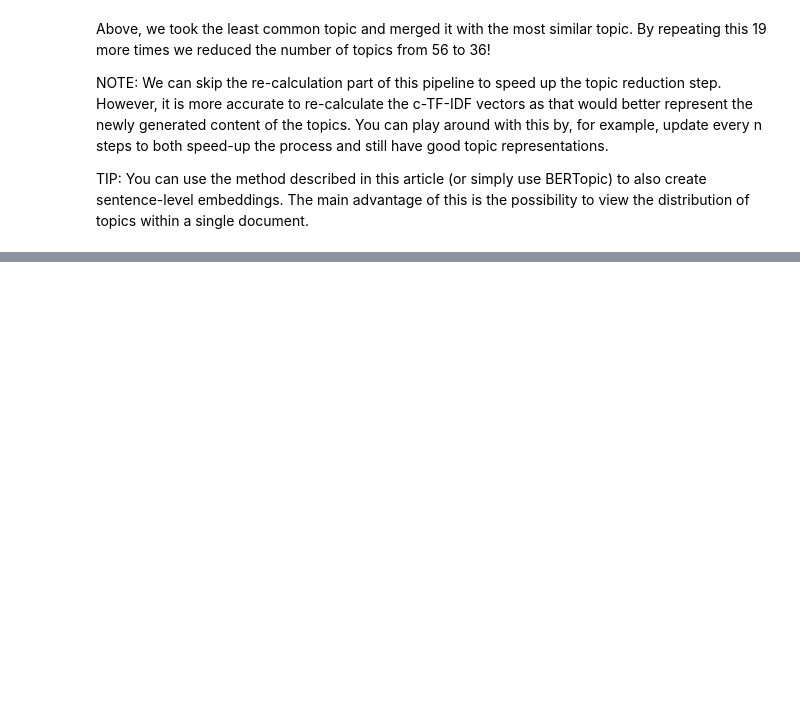
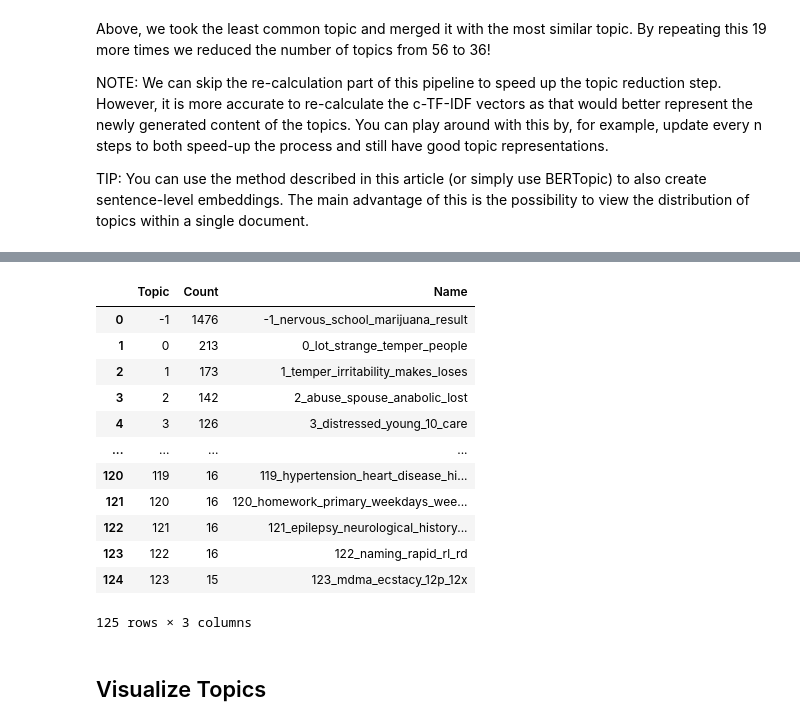
Before and after one commit to burdinskid13/healthy_brain_network, a Jupyter notebook: notebooks/topic_modeling_HBN.ipynb, the cells around one changed output, grey strips where cells are left out. Cells and saved outputs as stored; diff of their text form; code cells hidden in the pictures; blank space fills up the shorter version.

Commit message:
udpdate topic modeling notebook

```diff
--- a/notebooks/topic_modeling_HBN.ipynb
+++ b/notebooks/topic_modeling_HBN.ipynb
@@ -130,0 +246,33 @@ TIP: You can use the method described in this article (or simply use BERTopic) t
+# %%
+# Step 1 - Extract embeddings
+embedding_model = SentenceTransformer("all-MiniLM-L6-v2")
+
+# Step 2 - Reduce dimensionality
+umap_model = UMAP(n_neighbors=15, n_components=5, min_dist=0.0, metric='cosine')
+
+# Step 3 - Cluster reduced embeddings
+hdbscan_model = HDBSCAN(min_cluster_size=15, metric='euclidean', cluster_selection_method='eom', prediction_data=True)
+
+# Step 4 - Tokenize topics
+vectorizer_model = CountVectorizer(stop_words="english")
+
+# Step 5 - Create topic representation
+ctfidf_model = ClassTfidfTransformer()
+
+# All steps together
+topic_model = BERTopic(
+  embedding_model=embedding_model,    # Step 1 - Extract embeddings
+  umap_model=umap_model,              # Step 2 - Reduce dimensionality
+  hdbscan_model=hdbscan_model,        # Step 3 - Cluster reduced embeddings
+  vectorizer_model=vectorizer_model,  # Step 4 - Tokenize topics
+  ctfidf_model=ctfidf_model,          # Step 5 - Extract topic words
+  n_gram_range=(1, 2),
+  nr_topics=10,
+  min_topic_size=15,
+  calculate_probabilities=True,
+  verbose=True
+)
+
+topics, probs = topic_model.fit_transform(data)
+topic_model.get_topic_info()
+# %% [output]
@@ -130,0 +282,15 @@ TIP: You can use the method described in this article (or simply use BERTopic) t
+|  | Topic | Count | Name |
+| 0 | -1 | 1476 | -1_nervous_school_marijuana_result |
+| 1 | 0 | 213 | 0_lot_strange_temper_people |
+| 2 | 1 | 173 | 1_temper_irritability_makes_loses |
+| 3 | 2 | 142 | 2_abuse_spouse_anabolic_lost |
+| 4 | 3 | 126 | 3_distressed_young_10_care |
+| ... | ... | ... | ... |
+| 120 | 119 | 16 | 119_hypertension_heart_disease_hi... |
+| 121 | 120 | 16 | 120_homework_primary_weekdays_wee... |
+| 122 | 121 | 16 | 121_epilepsy_neurological_history... |
+| 123 | 122 | 16 | 122_naming_rapid_rl_rd |
+| 124 | 123 | 15 | 123_mdma_ecstacy_12p_12x |
+125 rows × 3 columns
+# %% [markdown]
+## Visualize Topics
```
Also changed, not shown: parts of 34 cells of this notebook, 3 other files.
